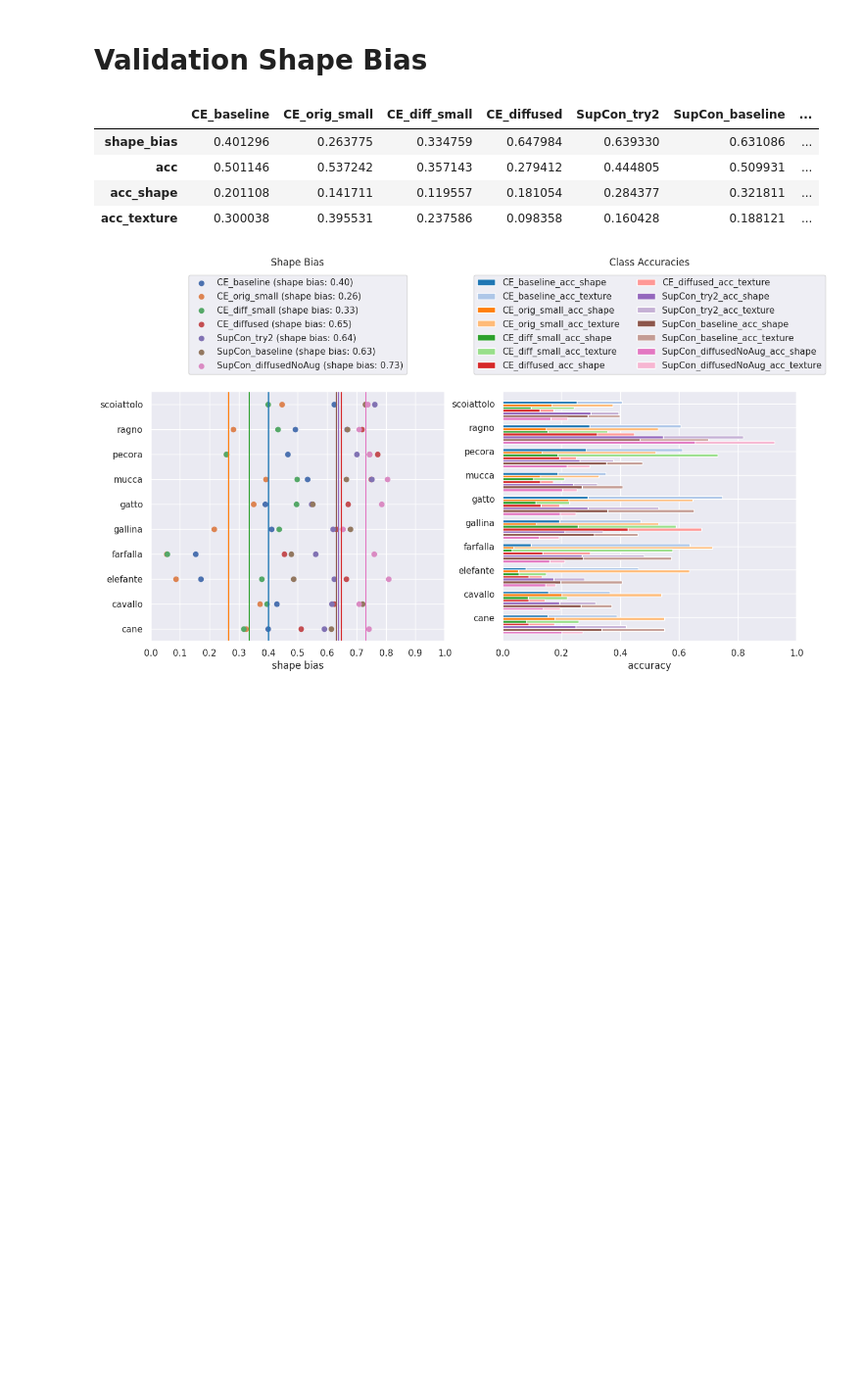
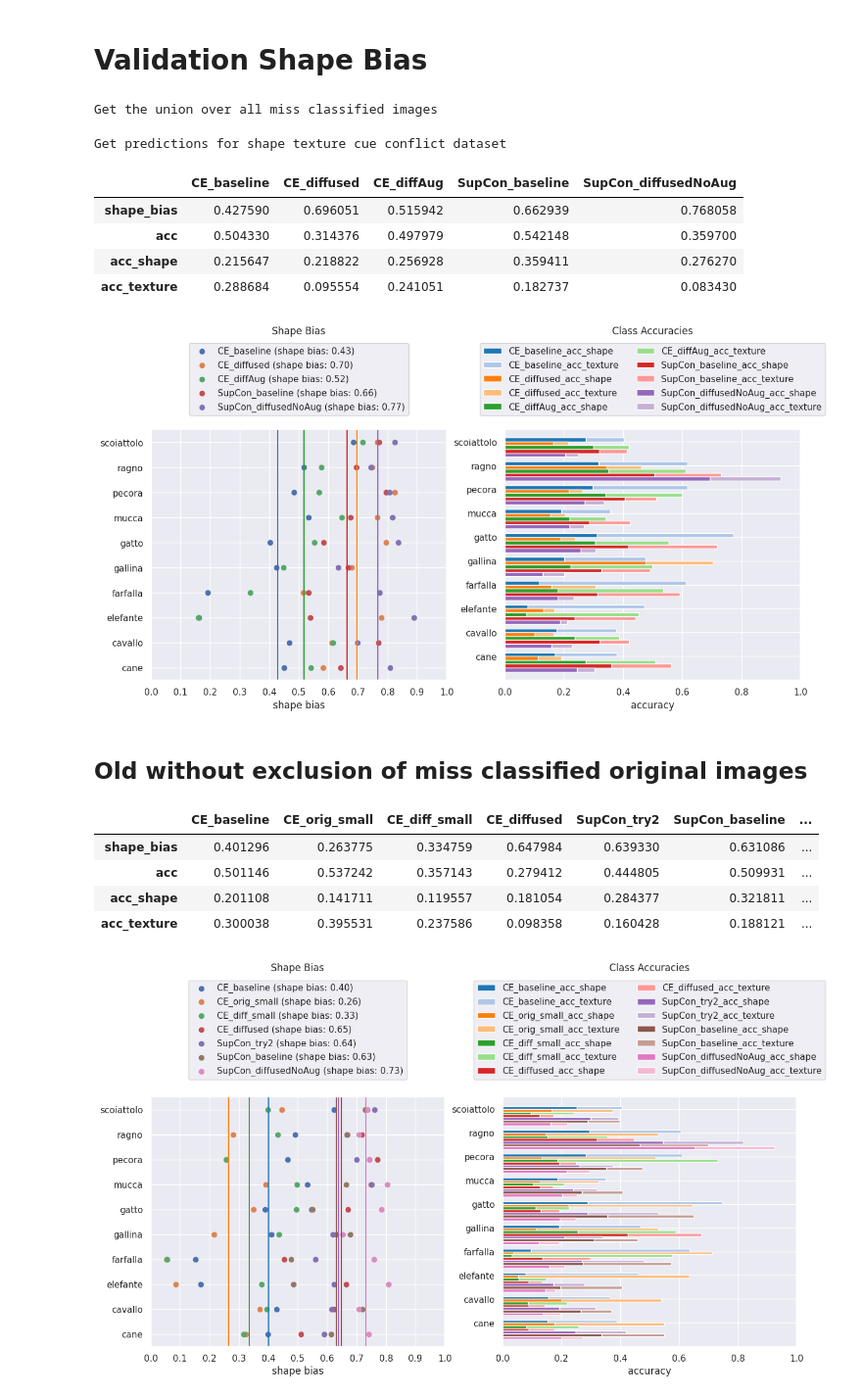
Before and after one commit to Thomas-Gottwald/SupContrastShape, a Jupyter notebook: validation_shape_bias.ipynb, the cells around one changed output. Shown at 98% size. Cells and saved outputs as stored; diff of their text form; code cells hidden in the pictures; blank space fills up the shorter version.

```diff
--- a/validation_shape_bias.ipynb
+++ b/validation_shape_bias.ipynb
@@ -7,6 +7,38 @@ import seaborn
 import util.util_validation as ut_val
 
 seaborn.set_style("darkgrid")
+# %%
+cuda_device = 1
+
+models_dict = {"CE_baseline": ["./save/SupCE/animals10/SupCE_animals10_resnet18_lr_0.125_decay_0.0001_bsz_26_trial_0_baseline_cosine/models/ckpt_epoch_500.pth", "animals10_diff_-1"],
+               "CE_diffused": ["./save/SupCE/animals10_diff_4000/SupCE_animals10_diff_4000_resnet18_lr_0.125_decay_0.0001_bsz_26_trial_0_4000_cosine/models/last.pth", "animals10_diff_4000"],
+               "CE_diffAug": ["./save/SupCE/animals10_diff_-1+4000/SupCE_animals10_diff_-1+4000_resnet18_lr_0.125_decay_0.0001_bsz_26_trial_0_diffAug_cosine/models/last.pth", None],
+               "SupCon_baseline" : ["./save/SupCon/animals10_diff_-1/SupCon_animals10_diff_-1_resnet18_lr_0.125_decay_0.0001_bsz_26_temp_0.1_trial_0_try3_cosine/models/last.pth", "animals10_diff_-1"],
+               "SupCon_diffusedNoAug": ["./save/SupCon/animals10_diff_-1+4000/SupCon_animals10_diff_-1+4000_resnet18_lr_0.125_decay_0.0001_bsz_26_temp_0.1_trial_0_noAug_cosine/models/last.pth", "animals10_diff_-1"]}
+
+dataset_stConflict = "./datasets/adaIN/shape_texture_conflict_animals10/"
+# %%
+pred_dict, classes = ut_val.evaluate_shape_texture_conflict(models_dict=models_dict, dataset_stConflict=dataset_stConflict, cuda_device=cuda_device)
+df_bias, class_biasses = ut_val.compute_shape_biases(pred_dict, classes)
+
+fig, axs = plt.subplots(ncols=2, figsize=(12, 5))
+fig.tight_layout(w_pad=3)
+
+ut_val.plot_shape_texture_conflict_bias(class_biasses, df_bias, ax=axs[0])
+ut_val.plot_class_accuracies_stacked(class_biasses, ax=axs[1])
+
+df_bias
+# %% [output]
+Get the union over all miss classified images
+Get predictions for shape texture cue conflict dataset
+|  | CE_baseline | CE_diffused | CE_diffAug | SupCon_baseline | SupCon_diffusedNoAug |
+| shape_bias | 0.427590 | 0.696051 | 0.515942 | 0.662939 | 0.768058 |
+| acc | 0.504330 | 0.314376 | 0.497979 | 0.542148 | 0.359700 |
+| acc_shape | 0.215647 | 0.218822 | 0.256928 | 0.359411 | 0.276270 |
+| acc_texture | 0.288684 | 0.095554 | 0.241051 | 0.182737 | 0.083430 |
+[figure, added]
+# %% [markdown]
+## Old without exclusion of miss classified original images
 # %%
 cuda_device = 0
 
```
Also changed, not shown: parts of 6 cells of this notebook, 4 other files.
